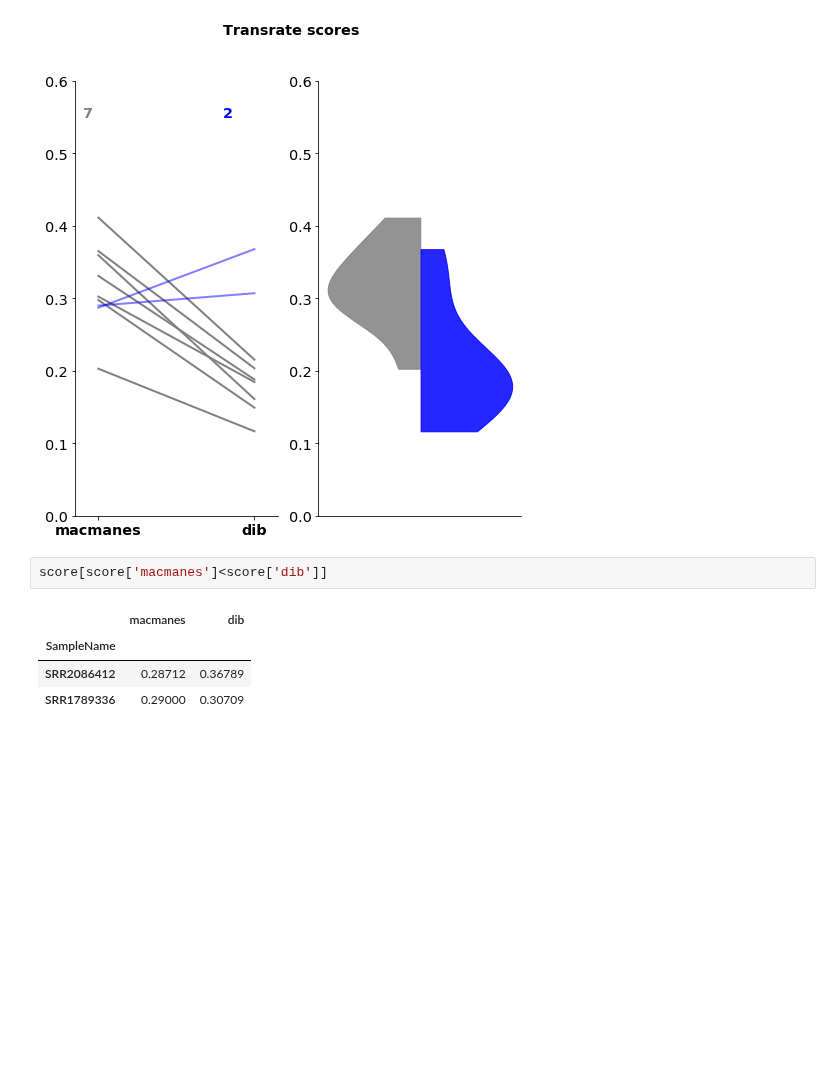
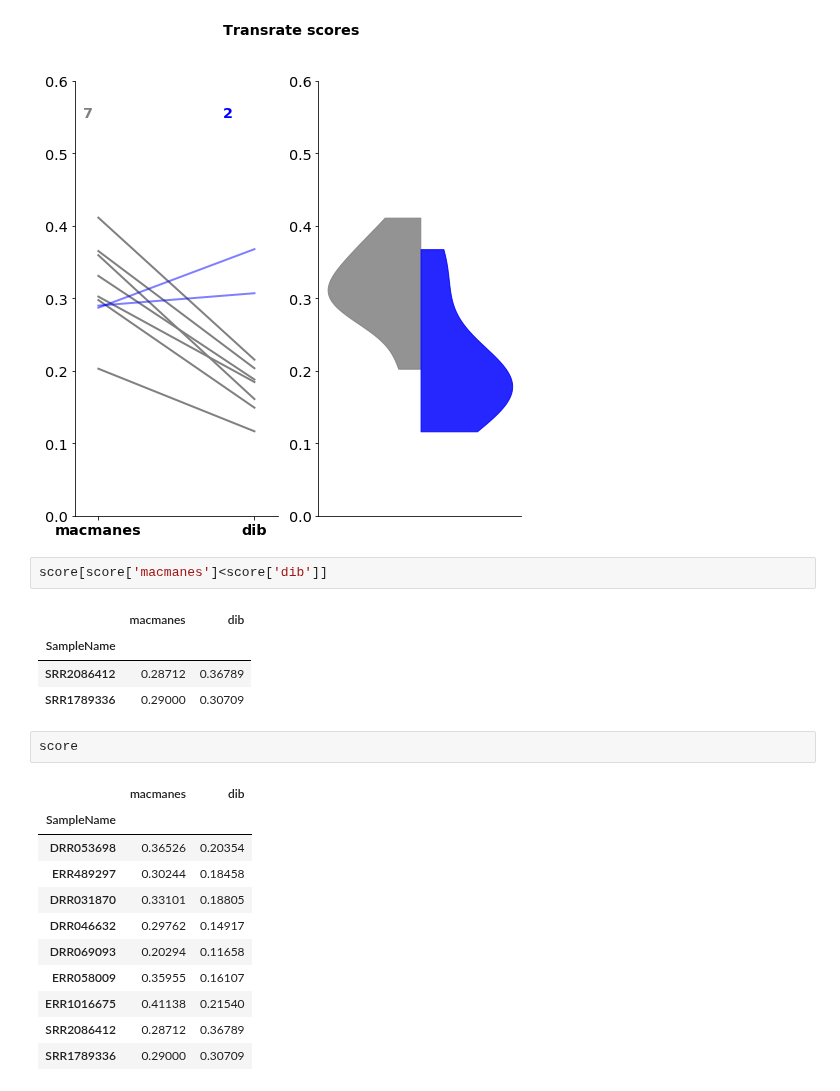
Before and after one commit to johnsolk/MMETSP, a Jupyter notebook: notebooks/oysterriver_dib_Sept2017.ipynb, the cells around one changed output. Saved outputs shown, nothing was run; the diff lists cells and outputs as text; blank space fills up the shorter version.

```diff
--- a/notebooks/oysterriver_dib_Sept2017.ipynb
+++ b/notebooks/oysterriver_dib_Sept2017.ipynb
@@ -143,3 +143,17 @@ score[score['macmanes']<score['dib']]
 | SampleName |  |  |
 | SRR2086412 | 0.28712 | 0.36789 |
 | SRR1789336 | 0.29000 | 0.30709 |
+# %%
+score
+# %% [output]
+|  | macmanes | dib |
+| SampleName |  |  |
+| DRR053698 | 0.36526 | 0.20354 |
+| ERR489297 | 0.30244 | 0.18458 |
+| DRR031870 | 0.33101 | 0.18805 |
+| DRR046632 | 0.29762 | 0.14917 |
+| DRR069093 | 0.20294 | 0.11658 |
+| ERR058009 | 0.35955 | 0.16107 |
+| ERR1016675 | 0.41138 | 0.21540 |
+| SRR2086412 | 0.28712 | 0.36789 |
+| SRR1789336 | 0.29000 | 0.30709 |
```
